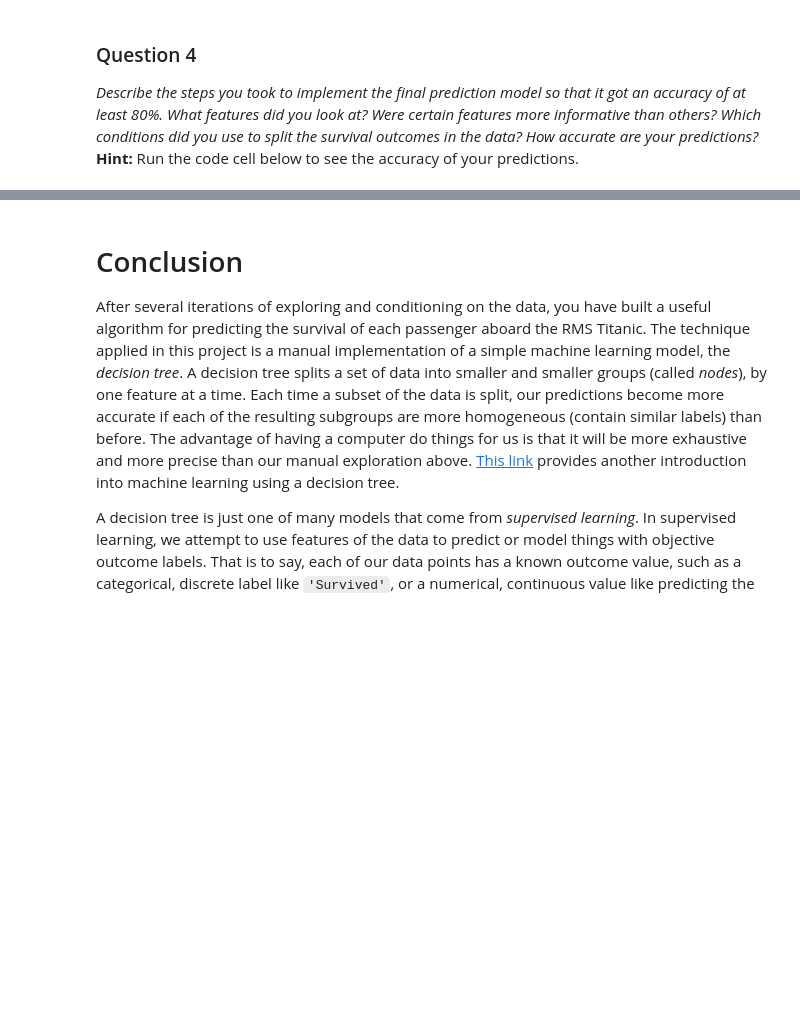
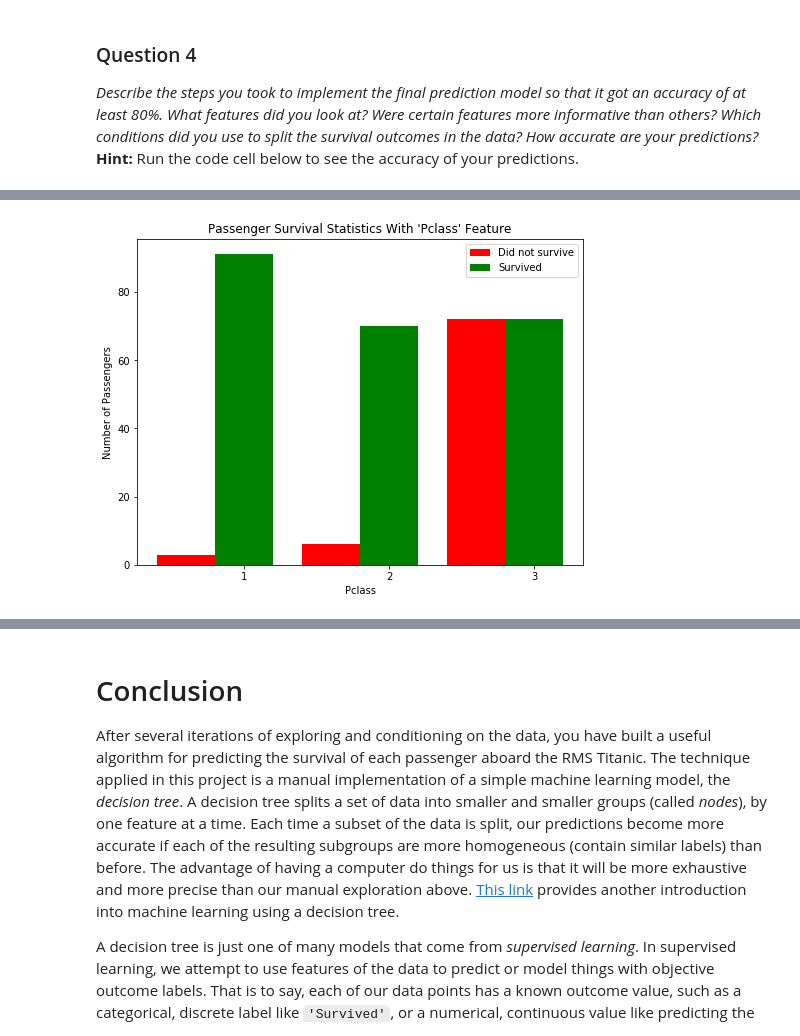
Before and after one commit to marlonyao/machine-learning, a Jupyter notebook: projects/titanic_survival_exploration/titanic_survival_exploration.ipynb, the cells around one changed output, grey strips where cells are left out. Cells and saved outputs as stored; diff of their text form; code cells hidden in the pictures; blank space fills up the shorter version.

```diff
--- a/projects/titanic_survival_exploration/titanic_survival_exploration.ipynb
+++ b/projects/titanic_survival_exploration/titanic_survival_exploration.ipynb
@@ -249,0 +270,4 @@ Predictions have an accuracy of 81.71%.
+# %%
+vs.survival_stats(data, outcomes, 'Pclass', ["Sex == 'female'"])
+# %% [output]
+[figure, added]
```
Also changed, not shown: parts of 14 cells of this notebook.
